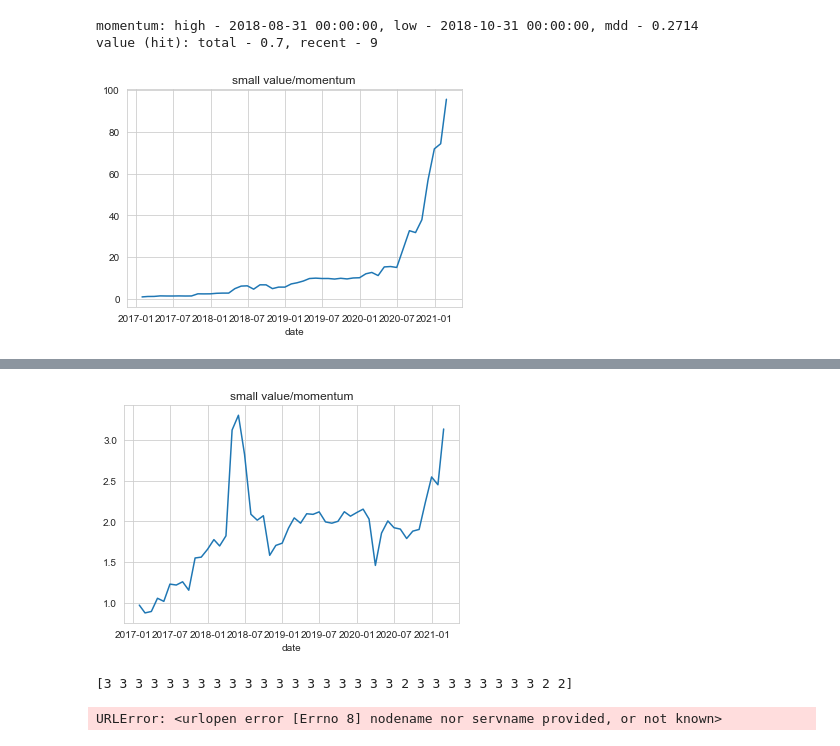
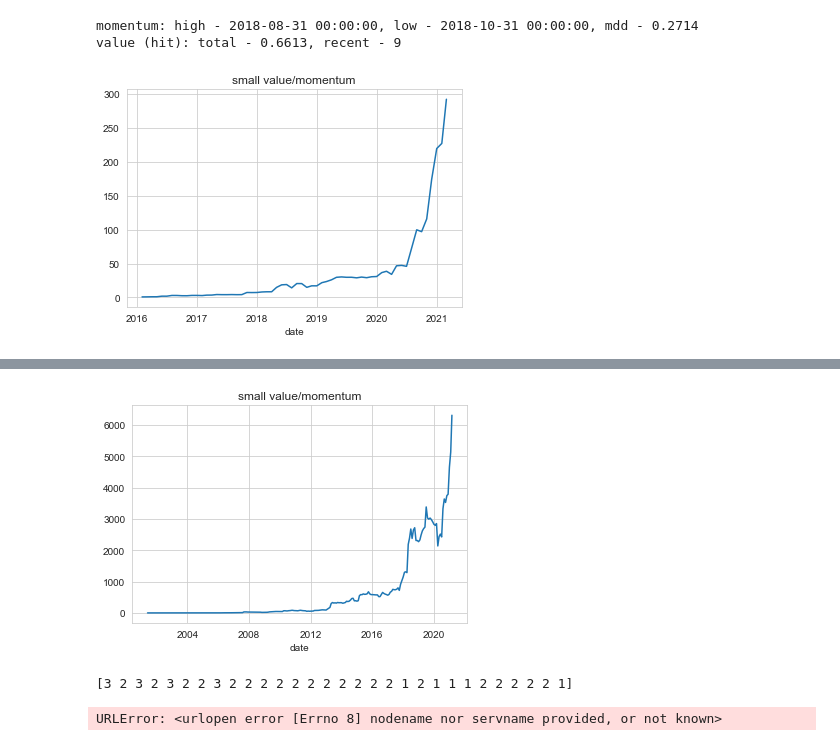
Before and after one commit to DaeYoung7/smart_beta, a Jupyter notebook: kosdaq/invest_strategy.ipynb, the cells around one changed output, grey strips where cells are left out. Saved outputs shown, nothing was run; the diff lists cells and outputs as text; code cells hidden in the pictures.

```diff
--- a/kosdaq/invest_strategy.ipynb
+++ b/kosdaq/invest_strategy.ipynb
@@ -194,7 +194,7 @@ sv_mask = total_vz[small_mask].rank(axis=1, pct=True) < 0.2
 sm_mask = momentum[sv_mask & momentum_mask & ~per_minus_mask].rank(axis=1, pct=True, ascending=False) < 0.4
 sm_cap_weight = (m_cap[sm_mask].T / m_cap[sm_mask].sum(axis=1)).T
 
-pr = 192 + 12
+pr = 192
 sm_r = m_ret[sm_mask.shift(1)].mean(axis=1).fillna(0)
 sm_cr = (sm_r + 1)[pr:].cumprod()
 
@@ -229,16 +229,16 @@ plt.show()
 # print(sm_r.corr(svol_r))
 # %% [output]
 momentum: high - 2018-08-31 00:00:00, low - 2018-10-31 00:00:00, mdd - 0.2714
-value (hit): total - 0.7, recent - 9
+value (hit): total - 0.6613, recent - 9
-[figure, old version]
+[figure, new version]
 # %%
-small_mask = m_cap[m_suspension_mask].rank(axis=1, pct=True, ascending=False) > 0.8
+small_mask = m_cap[m_suspension_mask].rank(axis=1, pct=True, ascending=False) > 0.9
 sq_mask = total_qz[small_mask].rank(axis=1, pct=True) < 0.3
 sv_mask = total_vz[sq_mask].rank(axis=1, pct=True) < 0.2
-sm_mask = momentum[sv_mask & momentum_mask & ~per_minus_mask].rank(axis=1, pct=True, ascending=False) < 0.4
-sm_cap_weight = (m_cap[sm_mask].T / m_cap[sm_mask].sum(axis=1)).T
+# sm_mask = momentum[sv_mask & momentum_mask & ~per_minus_mask].rank(axis=1, pct=True, ascending=False) < 0.4
+sm_cap_weight = (m_cap[sv_mask].T / m_cap[sv_mask].sum(axis=1)).T
 
-pr = 192 + 12
+pr = 16
 sm_r = m_ret[sm_mask.shift(1)].mean(axis=1).fillna(0)
 sm_cr = (sm_r + 1)[pr:].cumprod()
 
@@ -261,8 +261,8 @@ value (hit): total - 0.58, recent - 7
-[figure, old version]
+[figure, new version]
 # %%
 print(sm_mask[-30:].sum(axis=1).values)
 # %% [output]
-[3 3 3 3 3 3 3 3 3 3 3 3 3 3 3 3 3 3 3 2 3 3 3 3 3 3 3 3 2 2]
+[3 2 3 2 3 2 2 3 2 2 2 2 2 2 2 2 2 2 2 1 2 1 1 1 2 2 2 2 2 1]
 # %%
 idx = list(sm_mask.iloc[-1][sm_mask.iloc[-1]==True].index)
 code_df = pd.read_html('http://kind.krx.co.kr/corpgeneral/corpList.do?method=download', header=0)[0][['회사명', '종목코드']]
```
Also changed, not shown: parts of 1 cell of this notebook, 1 other file.
